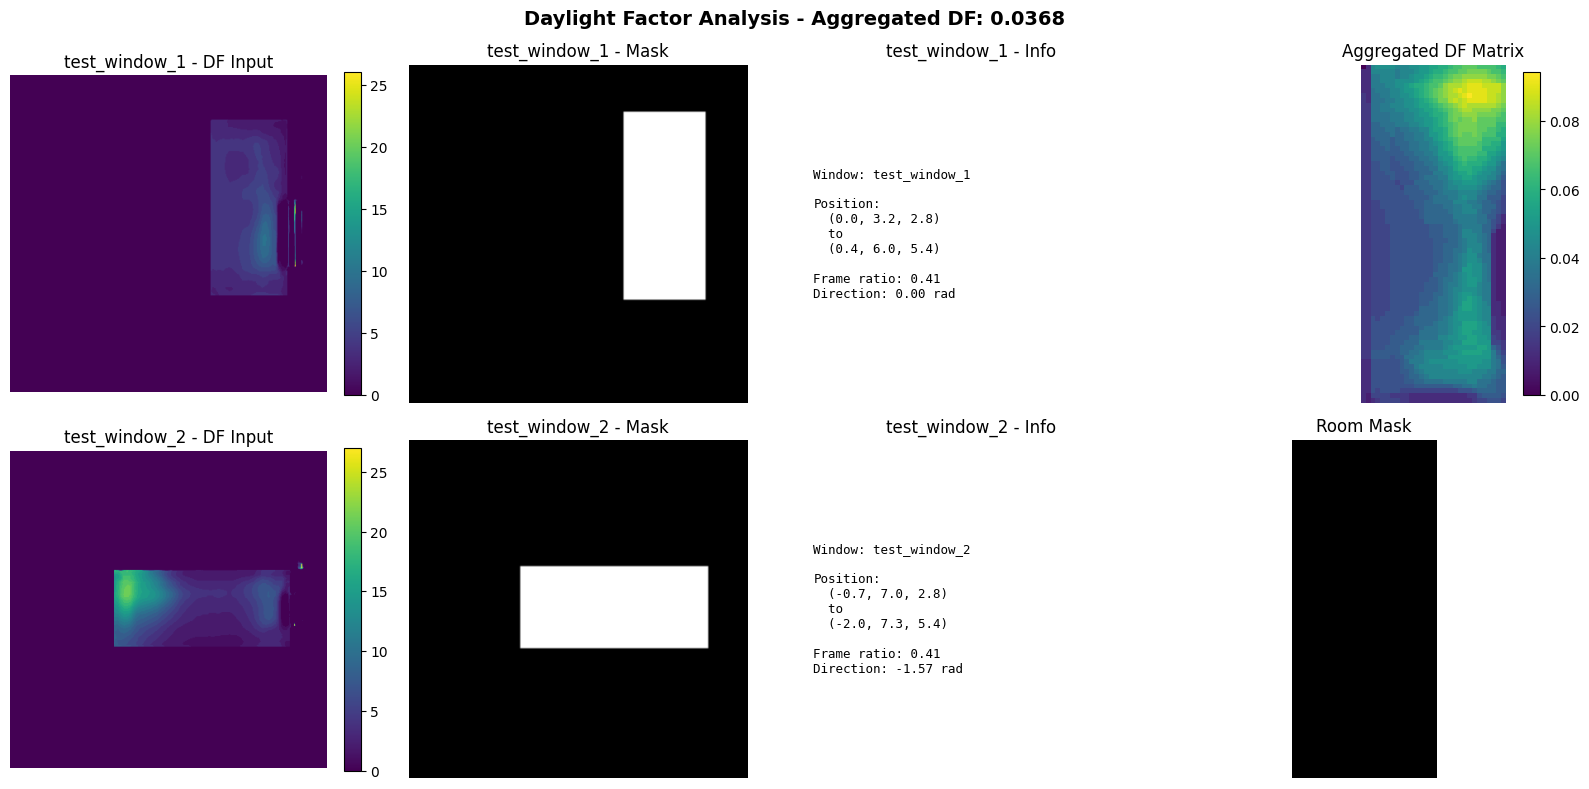
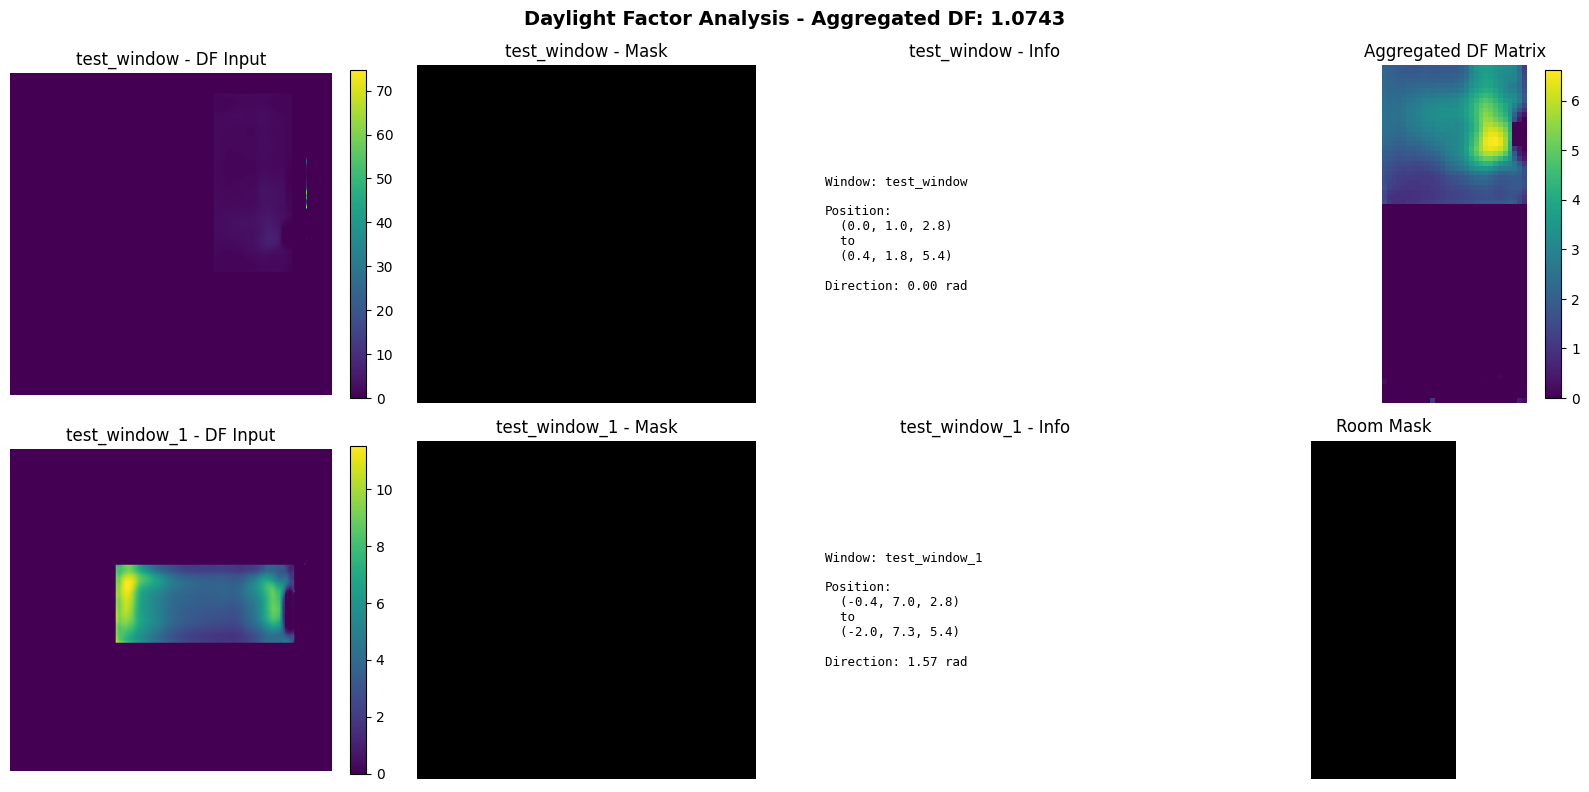
The notebook cell's code change between the first figure and the second:
--- before
+++ after
@@ -21,23 +21,28 @@
     fig, axes = plt.subplots(2, 4, figsize=(16, 8))
     
-    for idx, window_name in enumerate(["test_window_1"
-                                       , "test_window_2"
+    for idx, window_name in enumerate(["test_window"
+                                       , "test_window_1"
                                        ]):
         # Load DF prediction
-        df_img_path = assets_path / f"{window_name}.png"
-        mask_img_path = assets_path / f"mask_{window_name}.png"
+        df_img_path = Path("sdf") #assets_path / f"{window_name}.png"
+        mask_img_path = Path("sdf") #assets_path / f"mask_{window_name}.png"
         
         if df_img_path.exists():
             df_img = np.array(Image.open(df_img_path))
-            im = axes[idx, 0].imshow(df_img, cmap='viridis')
-            axes[idx, 0].set_title(f'{window_name} - DF Input')
-            axes[idx, 0].axis('off')
-            plt.colorbar(im, ax=axes[idx, 0], fraction=0.046)
+        else:
+            df_img = np.array(payload["simulations"][window_name]["df_values"])
+        im = axes[idx, 0].imshow(df_img, cmap='viridis')
+        axes[idx, 0].set_title(f'{window_name} - DF Input')
+        axes[idx, 0].axis('off')
+        plt.colorbar(im, ax=axes[idx, 0], fraction=0.046)
+        
         
         if mask_img_path.exists():
             mask_img = np.array(Image.open(mask_img_path))
-            axes[idx, 1].imshow(mask_img, cmap='gray')
-            axes[idx, 1].set_title(f'{window_name} - Mask')
-            axes[idx, 1].axis('off')
+        else:
+            mask_img = np.array(payload["simulations"][window_name]["mask"])
+        axes[idx, 1].imshow(mask_img, cmap='gray')
+        axes[idx, 1].set_title(f'{window_name} - Mask')
+        axes[idx, 1].axis('off')
         
         # Show window info
@@ -48,5 +53,5 @@
         info_text += f"  to\n"
         info_text += f"  ({window_data['x2']:.1f}, {window_data['y2']:.1f}, {window_data['z2']:.1f})\n\n"
-        info_text += f"Frame ratio: {window_data['window_frame_ratio']:.2f}\n"
+        # info_text += f"Frame ratio: {window_data['window_frame_ratio']:.2f}\n"
         info_text += f"Direction: {window_data['direction_angle']:.2f} rad"
         

Commit: chore: minor fixes